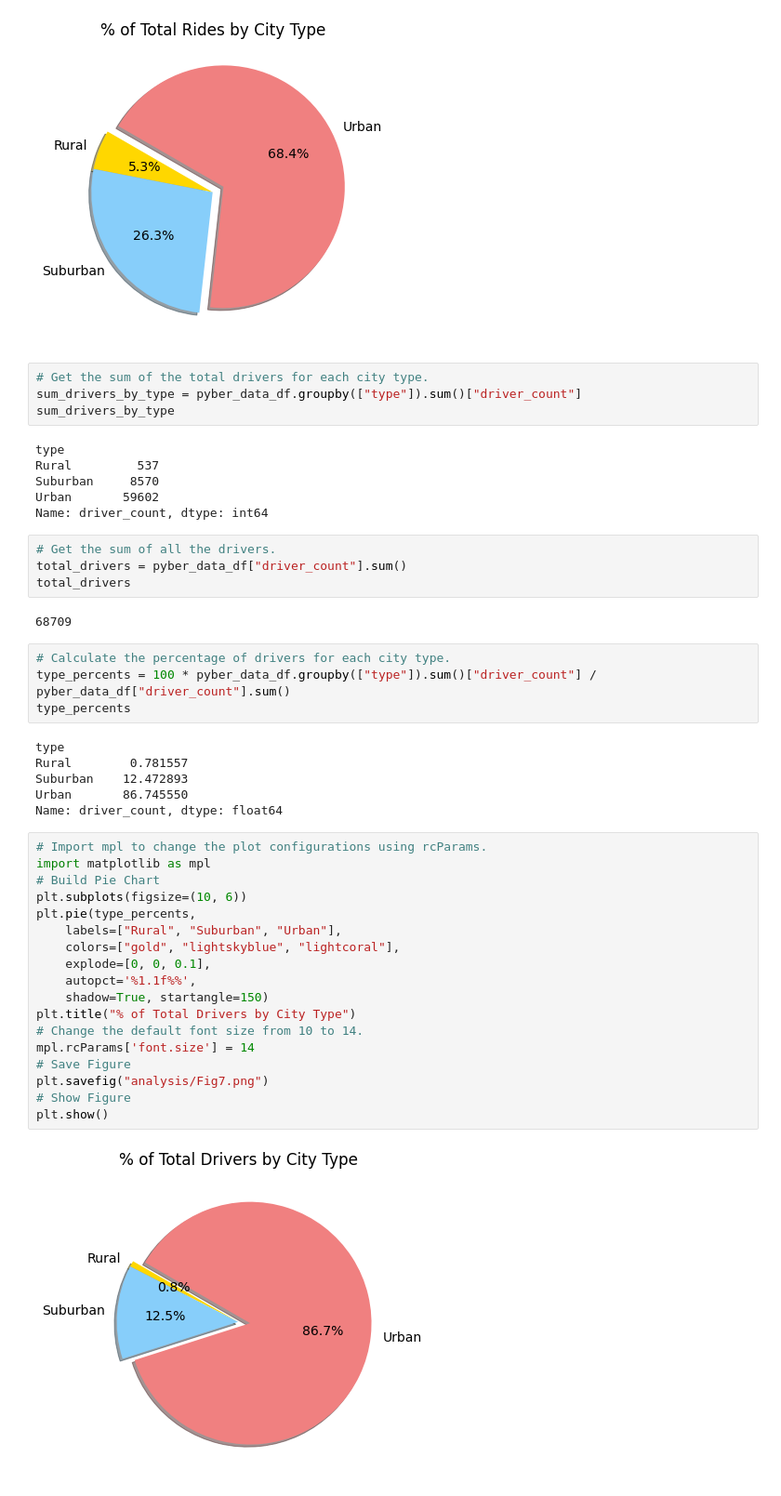
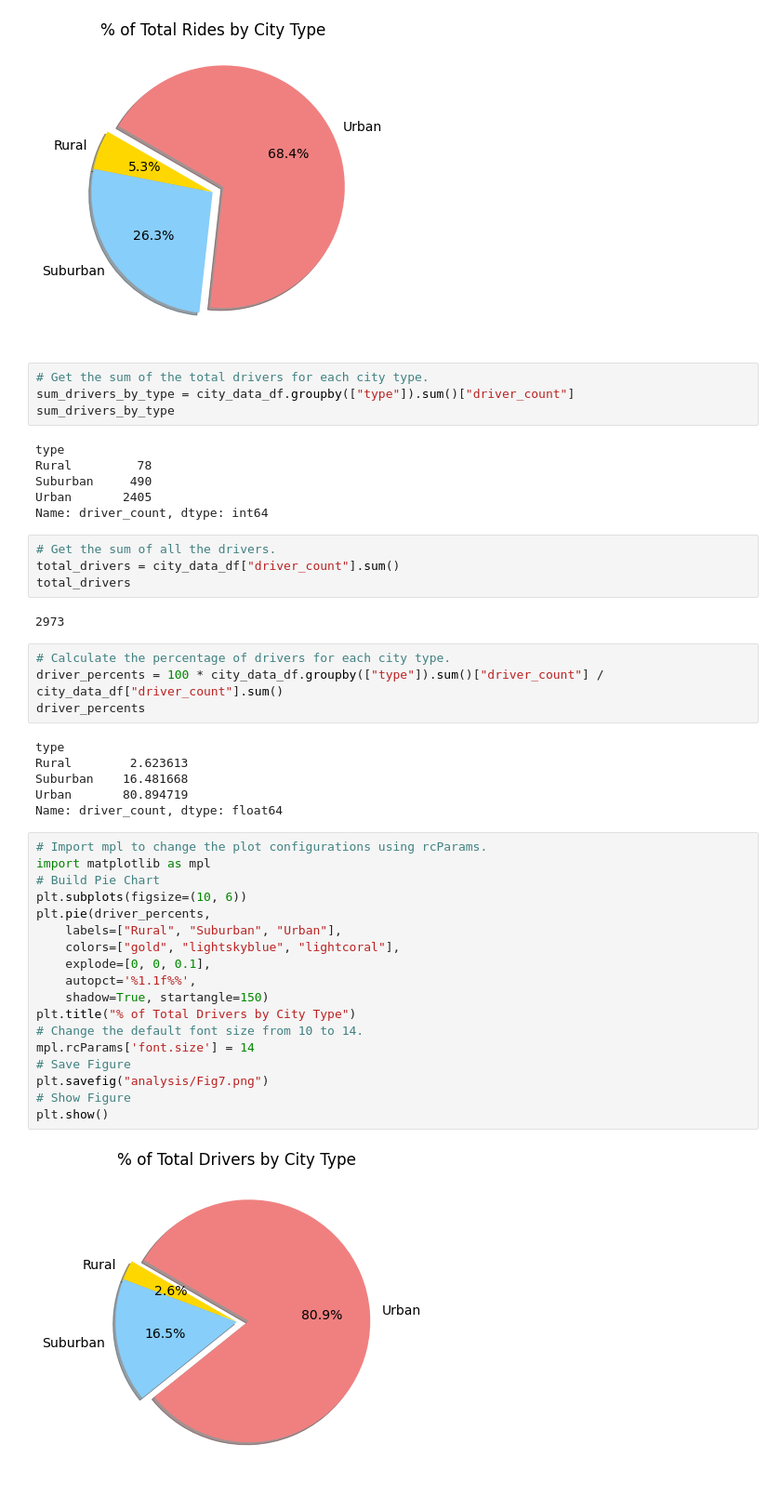
Before and after one commit to AngG17/PyBer_Analysis, a Jupyter notebook: PyBer.ipynb, the cells around one changed output. Shown at 93% size. Cells and saved outputs as stored; diff of their text form.

Commit message:
Added driver pie chart.

```diff
--- a/PyBer.ipynb
+++ b/PyBer.ipynb
@@ -1017,47 +1017,47 @@ plt.show()
 [figure]
 # %%
 # Get the sum of the total drivers for each city type.
-sum_drivers_by_type = pyber_data_df.groupby(["type"]).sum()["driver_count"]
+sum_drivers_by_type = city_data_df.groupby(["type"]).sum()["driver_count"]
 sum_drivers_by_type
 # %% [output]
 type
-Rural         537
-Suburban     8570
-Urban       59602
+Rural         78
+Suburban     490
+Urban       2405
 Name: driver_count, dtype: int64
 # %%
 # Get the sum of all the drivers.
-total_drivers = pyber_data_df["driver_count"].sum()
+total_drivers = city_data_df["driver_count"].sum()
 total_drivers
 # %% [output]
-68709
+2973
 # %%
 # Calculate the percentage of drivers for each city type.
-type_percents = 100 * pyber_data_df.groupby(["type"]).sum()["driver_count"] / pyber_data_df["driver_count"].sum()
-type_percents
+driver_percents = 100 * city_data_df.groupby(["type"]).sum()["driver_count"] / city_data_df["driver_count"].sum()
+driver_percents
 # %% [output]
 type
-Rural        0.781557
-Suburban    12.472893
-Urban       86.745550
+Rural        2.623613
+Suburban    16.481668
+Urban       80.894719
 Name: driver_count, dtype: float64
 # %%
 # Import mpl to change the plot configurations using rcParams.
 import matplotlib as mpl
 # Build Pie Chart
 plt.subplots(figsize=(10, 6))
-plt.pie(type_percents,
+plt.pie(driver_percents,
     labels=["Rural", "Suburban", "Urban"],
     colors=["gold", "lightskyblue", "lightcoral"],
     explode=[0, 0, 0.1],
     autopct='%1.1f%%',
     shadow=True, startangle=150)
 plt.title("% of Total Drivers by City Type")
 # Change the default font size from 10 to 14.
 mpl.rcParams['font.size'] = 14
 # Save Figure
 plt.savefig("analysis/Fig7.png")
 # Show Figure
 plt.show()
 # %% [output]
-[figure, old version]
+[figure, new version]
```
Also changed, not shown: 1 other file.
